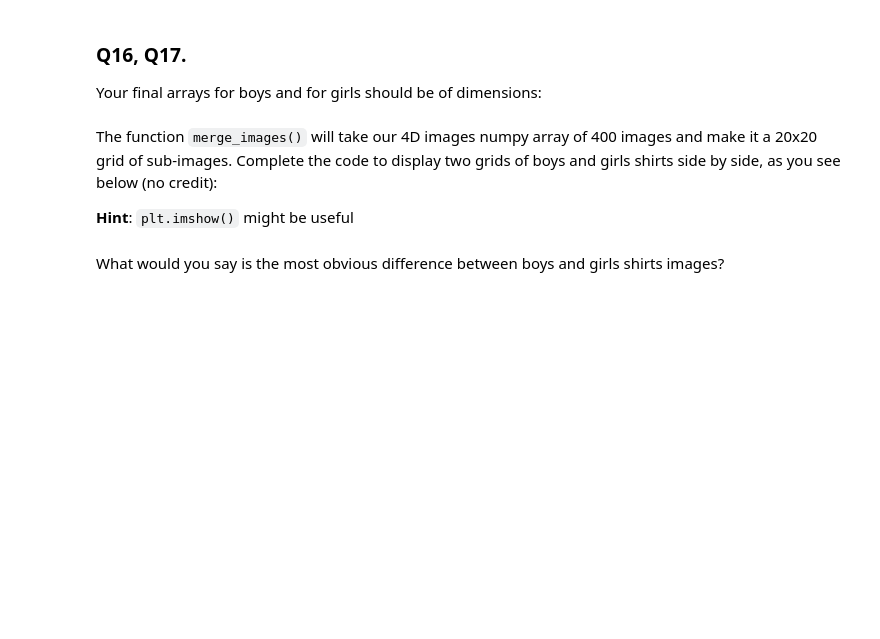
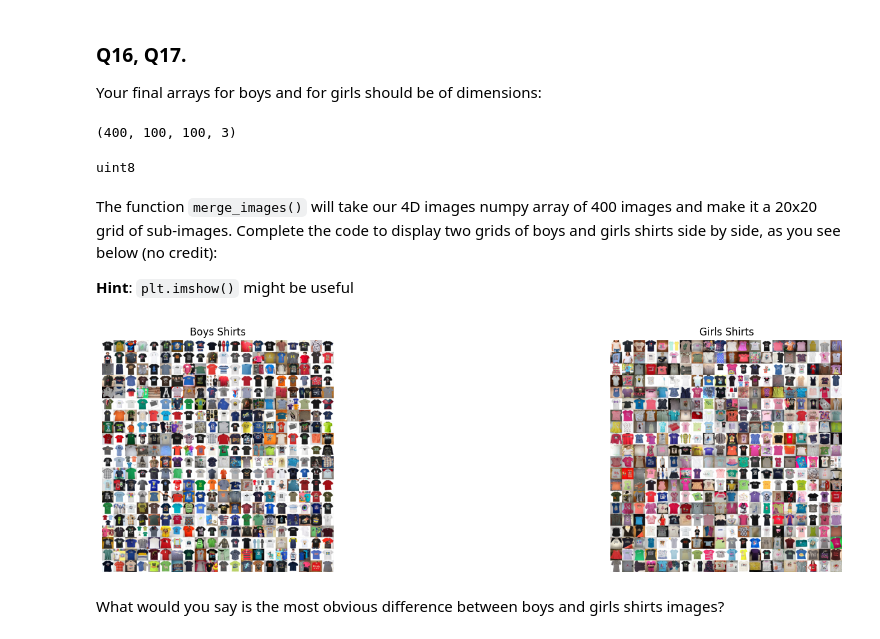
Before and after one commit to MatanTalvi10/Intro-To-DS, a Jupyter notebook: HW3/HW3.ipynb, the cells around one changed output. Drawn from its saved outputs; the diff is of its cells as text; code cells hidden in the pictures; blank space fills up the shorter version.

```diff
--- a/HW3/HW3.ipynb
+++ b/HW3/HW3.ipynb
@@ -652,7 +662,7 @@ Let's get the metadata CSV files first as `pandas` DataFrames. Inspect these DF'
 import pandas as pd
 import numpy as np
 
-path = '../' # this is MY path, e.g. if the folder is in the current notebook environment, change this to '.'
+path = "C:/Users/matan/Downloads/" # this is MY path, e.g. if the folder is in the current notebook environment, change this to '.'
 folder = path + 'ebay_boys_girls_shirts/'
 boys_train_df = pd.read_csv(folder + 'boys_train.csv')
 girls_train_df = pd.read_csv(folder + 'girls_train.csv')
@@ -672,7 +689,7 @@ def get_file_list(df, folder, n_sample = None, seed = None):
   if n_sample is None:
       file_ids_list = df.file_id.values
   else:
-      file_ids_list = ### your code here ###
+      file_ids_list = np.random.choice(df['file_id'], size=n_sample,replace=False)
   files_list = [folder + '/' + str(file_id) + '.jpg' for file_id in file_ids_list]
   return files_list
 
@@ -712,8 +731,8 @@ First create the list of single 4D arrays called `images_list`. Then lookup [Num
 **Hint**: there are several ways to do it, `np.squeeze()` is one of them.
 # %%
 def read_images_4d_array(files_list):
-    images_list = #[### your code here ### for file in files_list]
-    images_array = ### your code here ###
+    images_list =  [read_image_and_resize(file) for file in files_list]
+    images_array = np.squeeze(images_list)
     return images_array
 # %% [markdown]
 ### Q16, Q17.
@@ -723,9 +742,13 @@ boys_display_images = read_images_4d_array(boys_display_files)
 girls_display_images = read_images_4d_array(girls_display_files)
 print(boys_display_images.shape)
 ans['Q16'] = boys_display_images.shape
+# %% [output]
+(400, 100, 100, 3)
 # %%
 print(boys_display_images.dtype)
 ans['Q17'] = boys_display_images.dtype
+# %% [output]
+uint8
 # %% [markdown]
 The function `merge_images()` will take our 4D images numpy array of 400 images and make it a 20x20 grid of sub-images. Complete the code to display two grids of boys and girls shirts side by side, as you see below (no credit):
 
@@ -733,26 +756,29 @@ The function `merge_images()` will take our 4D images numpy array of 400 images
 # %%
 def merge_images(image_batch, size = [20, 20]):
     h,w = image_batch.shape[1], image_batch.shape[2]
     c = image_batch.shape[3]
     img = np.zeros((int(h*size[0]), w*size[1], c))
     for idx, im in enumerate(image_batch):
         i = idx % size[1]
         j = idx // size[1]
         img[j*h:j*h+h, i*w:i*w+w,:] = im/255.0 #notice we divide by 255 to get 0-1 float range
     return img
 
-boys_merged = ### YOUR CODE HERE ###
-girls_merged = ### YOUR CODE HERE ###
+boys_merged = merge_images(boys_display_images)
+girls_merged = merge_images(girls_display_images)
 
 fig, ax = plt.subplots(ncols = 2, figsize = (20,5))
 
 ax[0].set_title('Boys Shirts')
 ax[0].axis('off')
-_ = ax[0].### YOUR CODE HERE ###
+_ = ax[0].imshow(boys_merged)
+
 
 ax[1].set_title('Girls Shirts')
 ax[1].axis('off')
-_ = ax[1].### YOUR CODE HERE ###
+_ = ax[1].imshow(girls_merged)
+# %% [output]
+[figure, added]
 # %% [markdown]
 What would you say is the most obvious difference between boys and girls shirts images?
 # %% [markdown]
```
Also changed, not shown: parts of 17 cells of this notebook, 44 other files.
